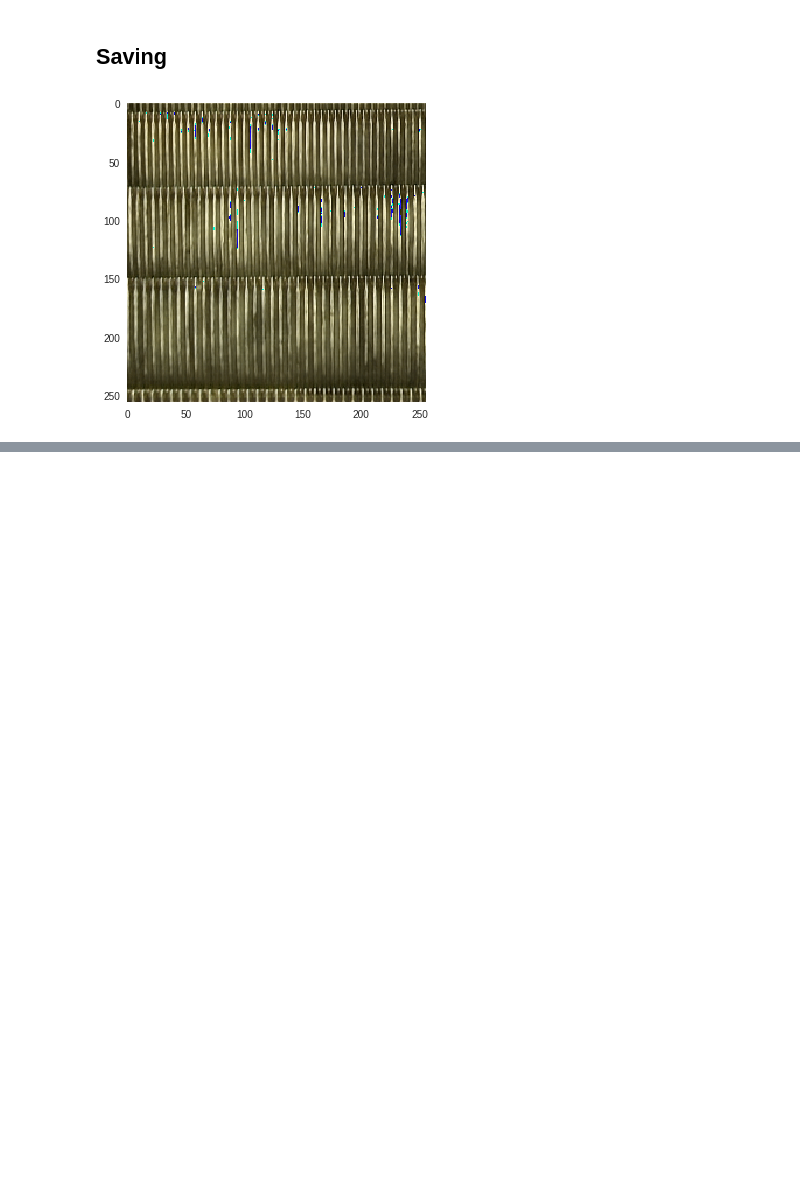
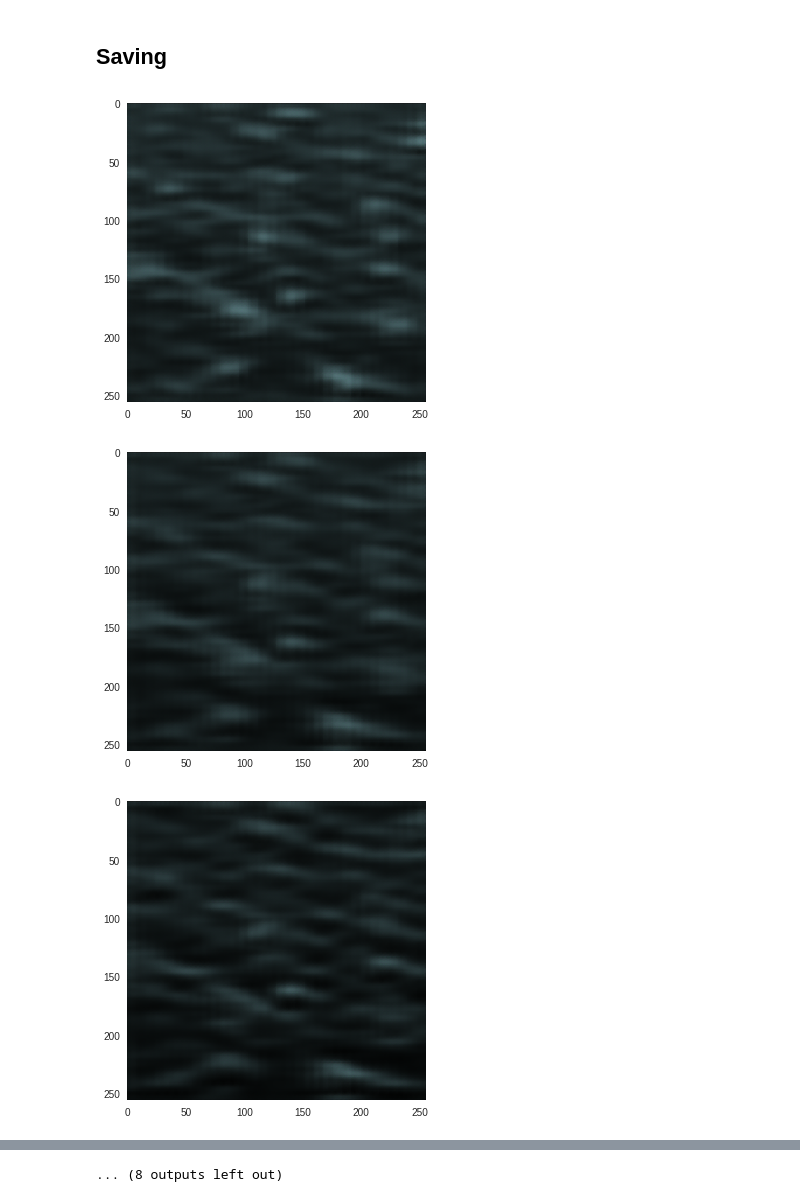
Before and after one commit to blufzzz/Dynamic-Textures-Autoregression, a Jupyter notebook: 3D_CNN_Video_AR.ipynb, the cells around one changed output, grey strips where cells are left out. Drawn from its saved outputs; the diff is of its cells as text; code cells hidden in the pictures; blank space fills up the shorter version.

```diff
--- a/3D_CNN_Video_AR.ipynb
+++ b/3D_CNN_Video_AR.ipynb
@@ -215,42 +345,54 @@ model = model.cuda()
 # %% [markdown]
 ## Generation
 # %%
+texture_type = 'water_1'
 fold = './data/dynamic_textures/{}/'.format(texture_type)
 
 target_seq_len = 6
-seq_len = 20
+generate_seq_len = 20
 path_target = fold
 
 names = sorted(os.listdir(fold))[:-6]
 
-imgs = [imgs_tensor for imgs_tensor, y in get_seq(path_target, target_seq_len)][-1]
-imgs = imgs.cuda()
+starting_seq, _ = get_seq(path_target, target_seq_len, 0)
+current_seq = starting_seq.view(1,*starting_seq.shape).cuda()
 
 generated_imgs = []
 
-for i in range(seq_len):
+for i in tqdm_notebook(range(generate_seq_len)):
 
-  new_img = model(imgs)
+    new_img = model(current_seq)
 
-  generated_imgs += [deprocess(new_img)]
-  imgs = torch.cat([imgs[:,:,list(range(target_seq_len - 1)),:,:,], new_img.view(1,3,1,256,256)], 2).cuda()
+    current_seq = torch.cat([current_seq[:,:,list(range(target_seq_len - 1)),:,:,],
+                             new_img.view(1,3,1,256,256)], 2).cuda()
+
+    generated_imgs += [deprocess(new_img.detach())]
+
+
+clear_output()
 # %% [markdown]
 ## Saving
 # %%
+save = False
 fold_save = './{}0/'.format(texture_type)
 
-while os.path.isdir(fold_save):
+if save:
+    while os.path.isdir(fold_save):
 
-  number = int(re.findall('\d+',fold_save)[-1]) + 1
+        number = int(re.findall('\d+',fold_save)[-1]) + 1
 
-  fold_save = './{}/'.format(texture_type + str(number))
+        fold_save = './{}/'.format(texture_type + str(number))
 
-os.mkdir(fold_save)
+    os.mkdir(fold_save)
 
 for i,img in enumerate(generated_imgs):
 
-  plt.imshow(img)
-  plt.grid(False)
-  plt.imsave(fold_save + '{}.jpg'.format(i), img)
+    plt.figure()
+    plt.imshow(img)
+    plt.grid(False)
+    if save:
+        plt.imsave(fold_save + '{}.jpg'.format(i), img)
 # %% [output]
-[figure, old version]
+[figure, new version]
+[figure, added]
+[figure, added]
@@ -256,0 +408 @@ for i,img in enumerate(generated_imgs):
+... (8 outputs left out)
```
Also changed, not shown: parts of 14 cells of this notebook.
